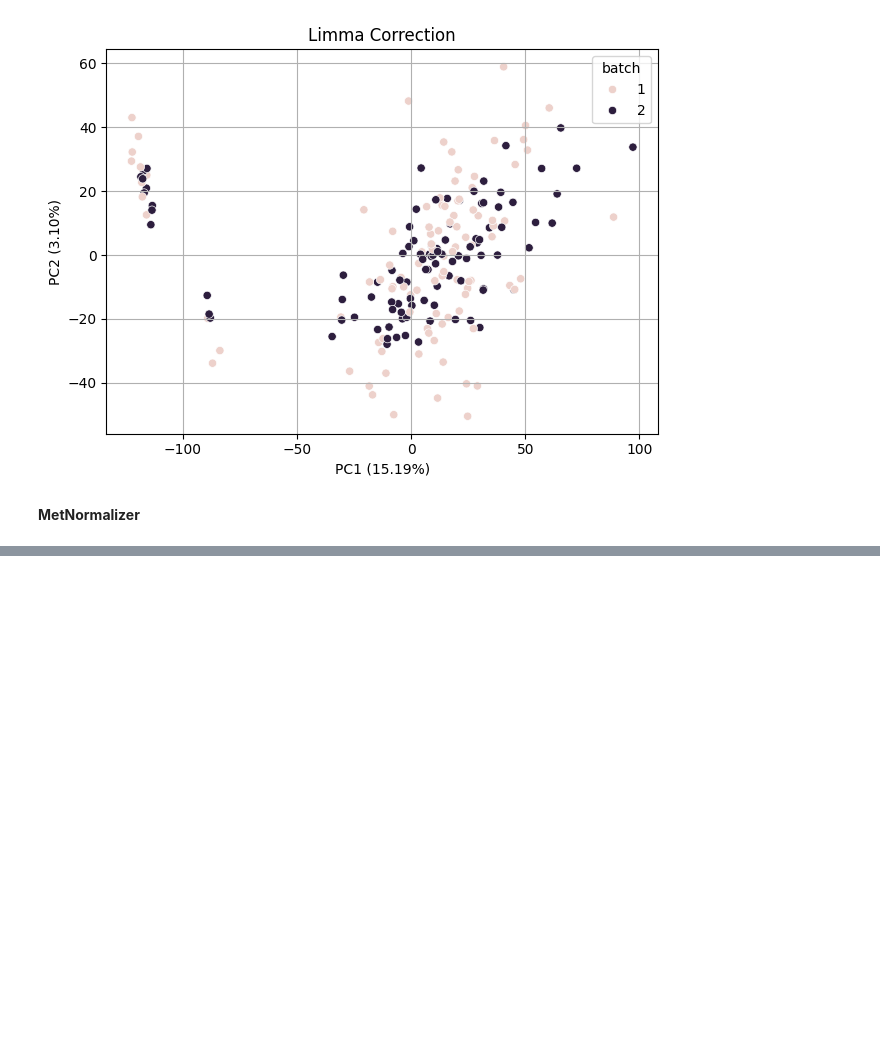
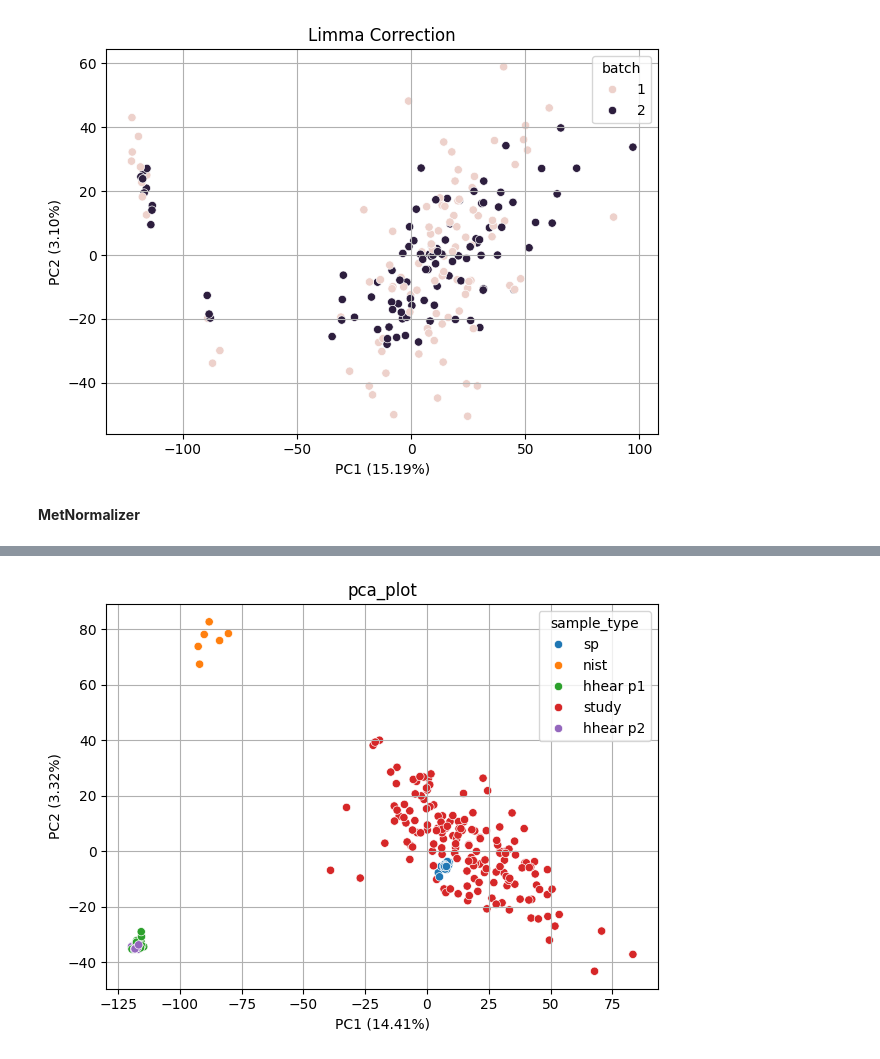
Before and after one commit to JulianAileru/batch-effect-correction-algorithms, a Jupyter notebook: Testing.ipynb, the cells around one changed output, grey strips where cells are left out. Saved outputs shown, nothing was run; the diff lists cells and outputs as text; code cells hidden in the pictures; blank space fills up the shorter version.

```diff
--- a/Testing.ipynb
+++ b/Testing.ipynb
@@ -79,0 +87,8 @@ KeyboardInterrupt:
+# %%
+serrf = pd.read_csv("Data/serrf_imp.csv").reset_index()
+serrf = serrf.rename(columns={"Unnamed: 0":'name'})
+serrf = serrf.drop(columns=['index'])
+serrf = serrf.set_index("name")
+pca_plot(serrf,M,hue='sample_type')
+# %% [output]
+[figure, added]
```
Also changed, not shown: parts of 3 cells of this notebook, 4 other files.
